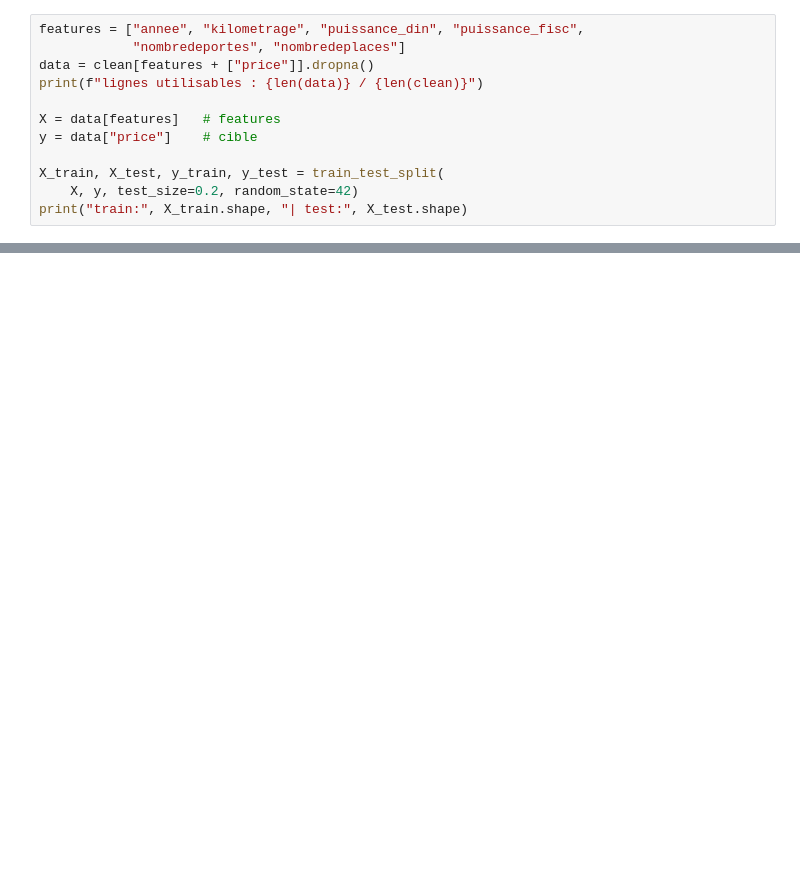
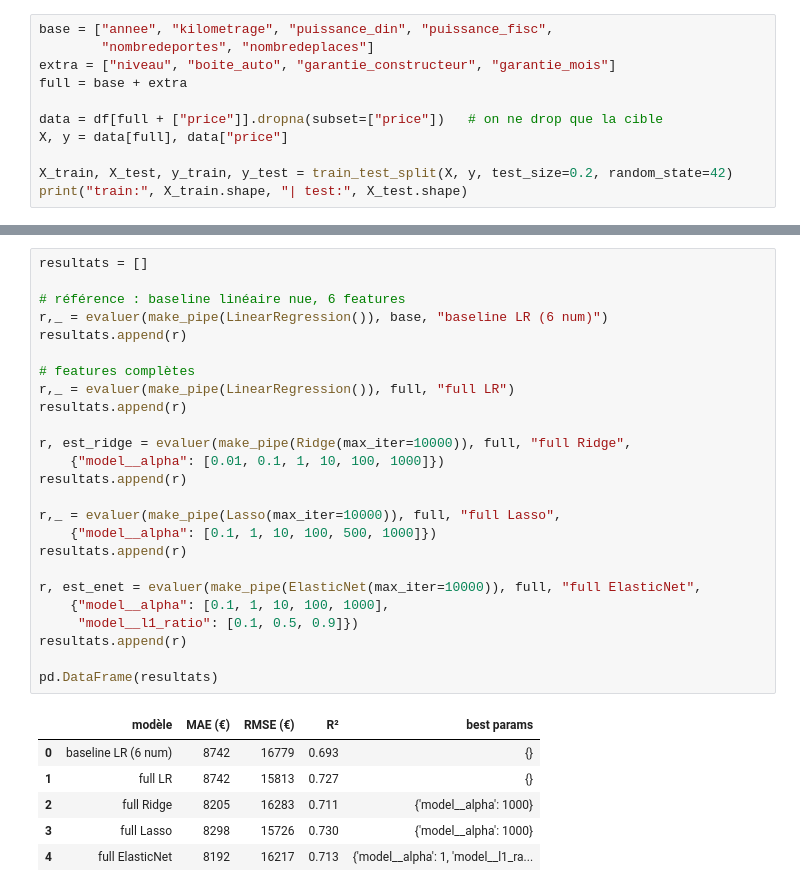
Before and after one commit to zepolclem/oscaria, a Jupyter notebook: ml/notebooks/french-second-hand-cars/02_baseline_regression.ipynb, the cells around one changed output, grey strips where cells are left out. Saved outputs shown, nothing was run; the diff lists cells and outputs as text; blank space fills up the shorter version.

```diff
--- a/ml/notebooks/french-second-hand-cars/02_baseline_regression.ipynb
+++ b/ml/notebooks/french-second-hand-cars/02_baseline_regression.ipynb
@@ -94,13 +70,12 @@ print("écrit:", PROC / "cars_clean.csv")
 # %%
-features = ["annee", "kilometrage", "puissance_din", "puissance_fisc",
-            "nombredeportes", "nombredeplaces"]
-data = clean[features + ["price"]].dropna()
-print(f"lignes utilisables : {len(data)} / {len(clean)}")
+base = ["annee", "kilometrage", "puissance_din", "puissance_fisc",
+        "nombredeportes", "nombredeplaces"]
+extra = ["niveau", "boite_auto", "garantie_constructeur", "garantie_mois"]
+full = base + extra
 
-X = data[features]   # features
-y = data["price"]    # cible
+data = df[full + ["price"]].dropna(subset=["price"])   # on ne drop que la cible
+X, y = data[full], data["price"]
 
-X_train, X_test, y_train, y_test = train_test_split(
-    X, y, test_size=0.2, random_state=42)
+X_train, X_test, y_train, y_test = train_test_split(X, y, test_size=0.2, random_state=42)
 print("train:", X_train.shape, "| test:", X_test.shape)
 # %% [output]
@@ -158,0 +118,32 @@ intercept : -3,590,652 €
+# %%
+resultats = []
+
+# référence : baseline linéaire nue, 6 features
+r,_ = evaluer(make_pipe(LinearRegression()), base, "baseline LR (6 num)")
+resultats.append(r)
+
+# features complètes
+r,_ = evaluer(make_pipe(LinearRegression()), full, "full LR")
+resultats.append(r)
+
+r, est_ridge = evaluer(make_pipe(Ridge(max_iter=10000)), full, "full Ridge",
+    {"model__alpha": [0.01, 0.1, 1, 10, 100, 1000]})
+resultats.append(r)
+
+r,_ = evaluer(make_pipe(Lasso(max_iter=10000)), full, "full Lasso",
+    {"model__alpha": [0.1, 1, 10, 100, 500, 1000]})
+resultats.append(r)
+
+r, est_enet = evaluer(make_pipe(ElasticNet(max_iter=10000)), full, "full ElasticNet",
+    {"model__alpha": [0.1, 1, 10, 100, 1000],
+     "model__l1_ratio": [0.1, 0.5, 0.9]})
+resultats.append(r)
+
+pd.DataFrame(resultats)
+# %% [output]
+|  | modèle | MAE (€) | RMSE (€) | R² | best params |
+| 0 | baseline LR (6 num) | 8742 | 16779 | 0.693 | {} |
+| 1 | full LR | 8742 | 15813 | 0.727 | {} |
+| 2 | full Ridge | 8205 | 16283 | 0.711 | {'model__alpha': 1000} |
+| 3 | full Lasso | 8298 | 15726 | 0.730 | {'model__alpha': 1000} |
+| 4 | full ElasticNet | 8192 | 16217 | 0.713 | {'model__alpha': 1, 'model__l1_ra... |
```
Also changed, not shown: parts of 26 cells of this notebook, 2 other files.
